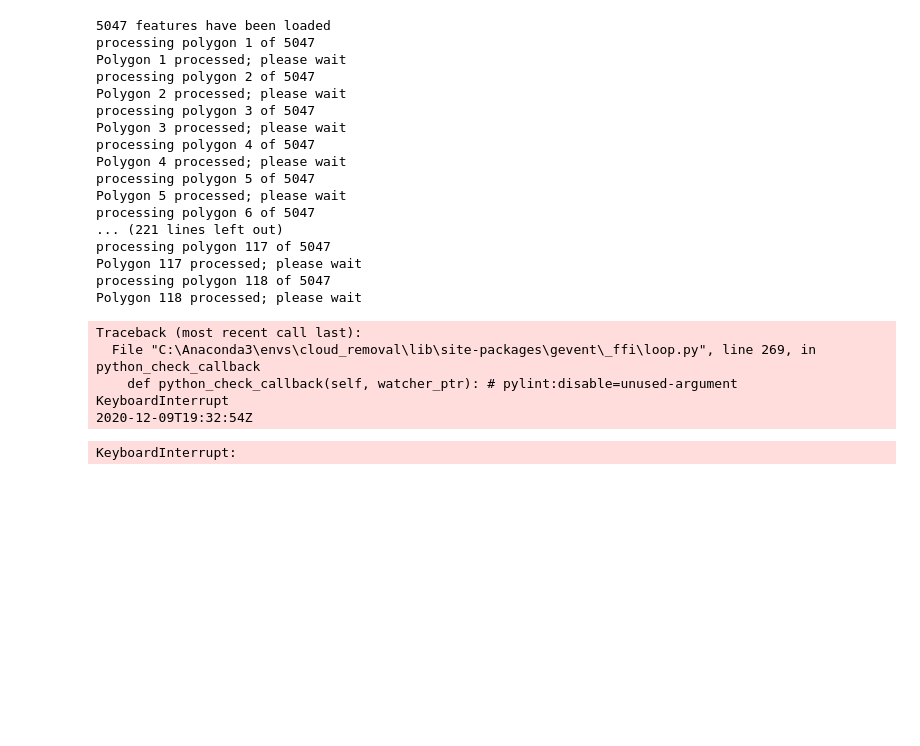
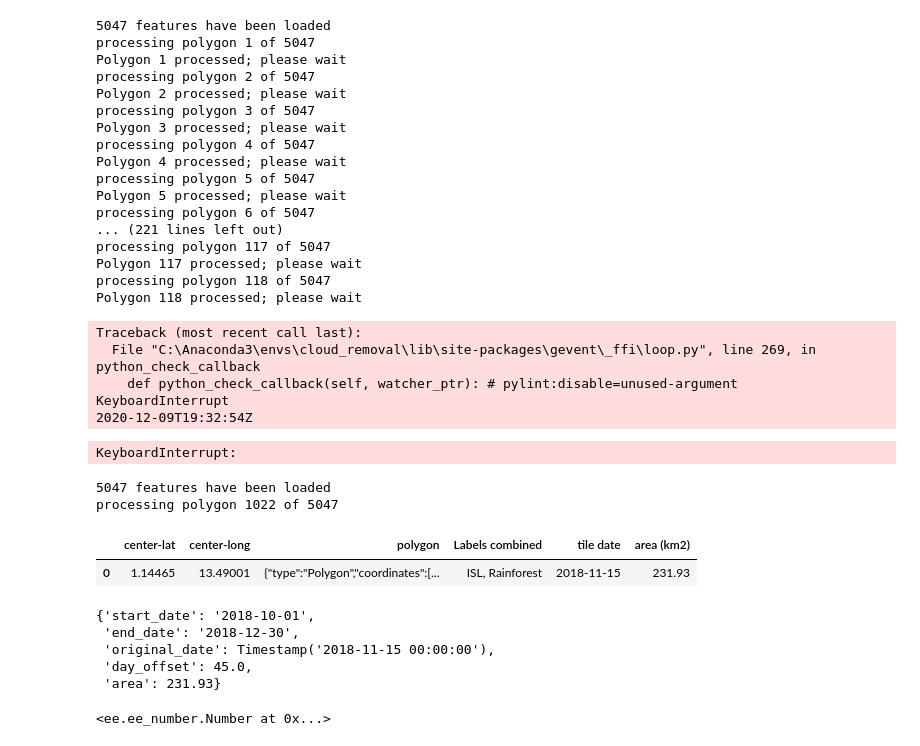
Before and after one commit to panopticonopolis/canopy-gis, a Jupyter notebook: google-earth-explore/GEE_DataDownloader/full_basin_pull_David.ipynb, the cells around one changed output. Cells and saved outputs as stored; diff of their text form; code cells hidden in the pictures; blank space fills up the shorter version.

```diff
--- a/google-earth-explore/GEE_DataDownloader/full_basin_pull_David.ipynb
+++ b/google-earth-explore/GEE_DataDownloader/full_basin_pull_David.ipynb
@@ -392,3 +395,31 @@ Traceback (most recent call last):
 KeyboardInterrupt
 2020-12-09T19:32:54Z
 KeyboardInterrupt:
+# %%
+## testing the new sorting code, no between-download delay, 30-minute delay after timeout
+
+offset_dict = {
+    30: 'two years'
+}
+
+exports, exceptions = process_datasource_custom_daterange(
+    source, sensor, export_folder, fc, offset_dict, date_range_list, minutes_to_wait=30, debug=True
+)
+# %% [output]
+5047 features have been loaded
+processing polygon 1022 of 5047
+# %%
+## Examining polygon 77
+
+config_dict = load_config('config.yml')
+source = config_dict['data_list'][0]
+sensor = config_dict['sensors'][1]
+# export_folder = config_dict['drive_folder']
+export_folder = config_dict['bucket']
+
+fc,date_range_list,df_labels = import_aois(david__label_path, poly_start=76, poly_limit=1)
+# %%
+df_labels
+# %% [output]
+|  | center-lat | center-long | polygon | Labels combined | tile date | area (km2) |
+| 0 | 1.14465 | 13.49001 | {"type":"Polygon","coordinates":[... | ISL, Rainforest | 2018-11-15 | 231.93 |
@@ -394,0 +435,9 @@ KeyboardInterrupt:
+# %%
+date_range = date_range_list[0]
+date_range
+# %% [output]
+{'start_date': '2018-10-01',
+ 'end_date': '2018-12-30',
+ 'original_date': Timestamp('2018-11-15 00:00:00'),
+ 'day_offset': 45.0,
+ 'area': 231.93}
@@ -394,0 +446,4 @@ KeyboardInterrupt:
+# %%
+imgC.size()
+# %% [output]
+<ee.ee_number.Number at 0x...>
```
Also changed, not shown: parts of 31 cells of this notebook, 3 other files.
